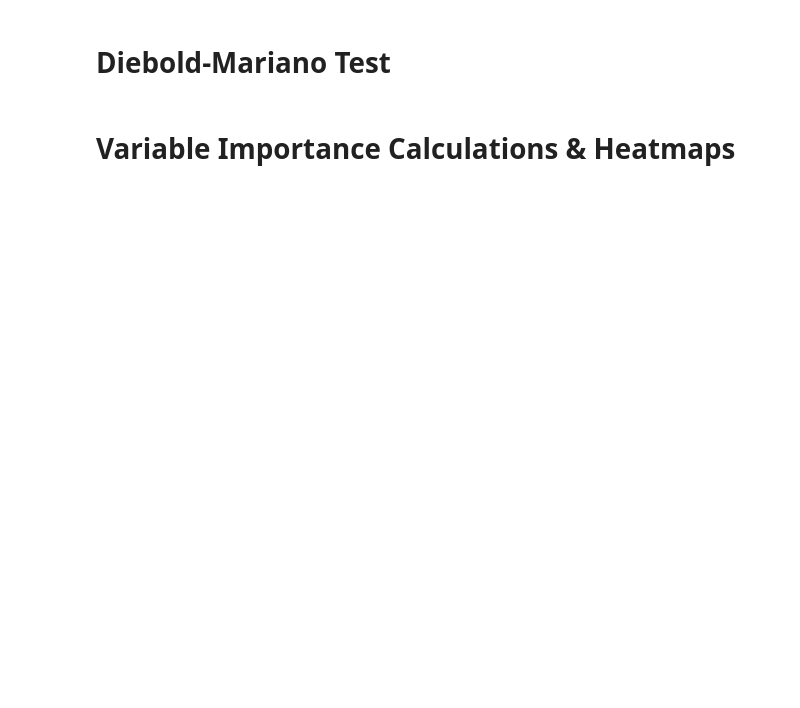
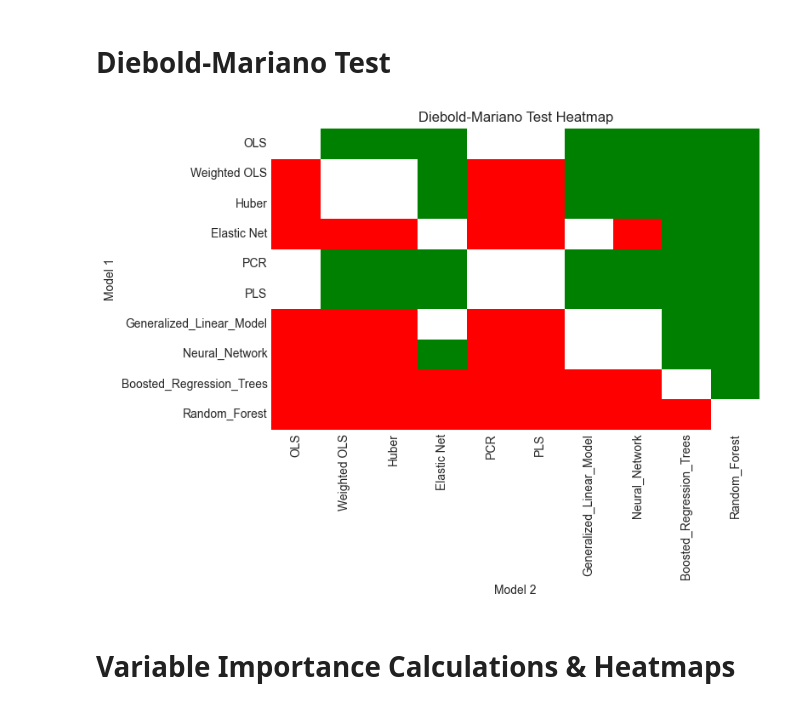
Before and after one commit to DennisSackmann/Problemset6, a Jupyter notebook: Code.ipynb, the cells around one changed output. Drawn from its saved outputs; the diff is of its cells as text; code cells hidden in the pictures; blank space fills up the shorter version.

```diff
--- a/Code.ipynb
+++ b/Code.ipynb
@@ -318,2 +363,41 @@ r2_data.head(10)
+# %%
+# Show the results in a heatmap
+
+df_dm = pd.read_csv("/Users/dennis/Documents/Uni/FDS/PS6/data/diebold_mariano_results.csv")
+
+# Pivot to matrix form
+heatmap_matrix = np.empty((len(df_dm['Model1'].unique()), len(df_dm['Model2'].unique())), dtype=object)
+model_names = df_dm['Model1'].unique()
+
+for i, m1 in enumerate(model_names):
+    for j, m2 in enumerate(model_names):
+        if i == j:
+            heatmap_matrix[i, j] = 'white'
+            continue
+        row = df_dm[(df_dm['Model1'] == m1) & (df_dm['Model2'] == m2)]
+        pval = row['p-value'].values[0]
+        dmstat = row['DM Statistic'].values[0]
+        if pval > 0.05:
+            heatmap_matrix[i, j] = 'white'
+        elif pval <= 0.05 and dmstat < 0:
+            heatmap_matrix[i, j] = 'green'
+        else:
+            heatmap_matrix[i, j] = 'red'
+
+# Convert color matrix to numeric for plotting
+color_map = {'white': 0, 'green': 1, 'red': 2}
+numeric_matrix = np.vectorize(color_map.get)(heatmap_matrix)
+
+# Plot heatmap
+plt.figure(figsize=(8, 6))
+sns.heatmap(numeric_matrix, annot=False, cmap=sns.color_palette(['white', 'green', 'red']),
+            xticklabels=model_names, yticklabels=model_names, cbar=False)
+plt.title('Diebold-Mariano Test Heatmap')
+plt.xlabel('Model 2')
+plt.ylabel('Model 1')
+plt.tight_layout()
+plt.savefig("images/diebold_mariano_heatmap.png")
+# %% [output]
+[figure, added]
 # %% [markdown]
 # Variable Importance Calculations & Heatmaps
```
Also changed, not shown: parts of 11 cells of this notebook, 35 other files.
